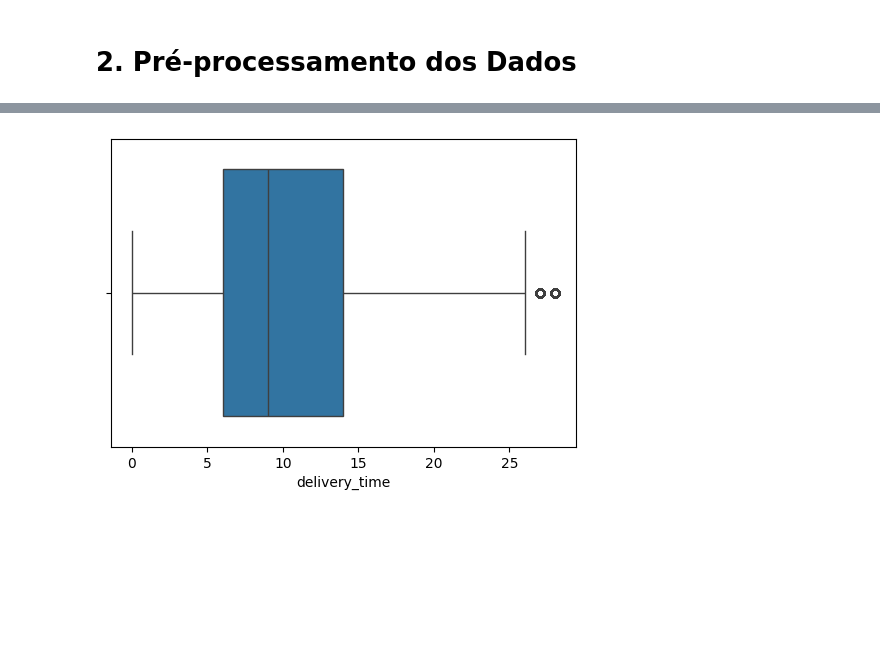
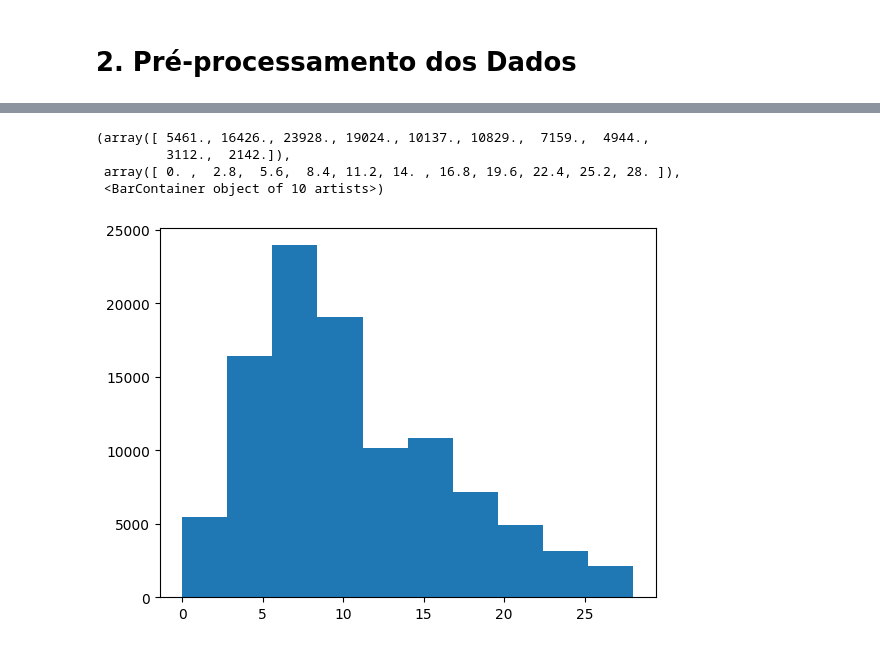
Before and after one commit to henriquefac/ciencia_de_dados_av1, a Jupyter notebook: av2/notebook/pre_data_processing.ipynb, the cells around one changed output, grey strips where cells are left out. Saved outputs shown, nothing was run; the diff lists cells and outputs as text; code cells hidden in the pictures; blank space fills up the shorter version.

```diff
--- a/av2/notebook/pre_data_processing.ipynb
+++ b/av2/notebook/pre_data_processing.ipynb
@@ -30,0 +80,20 @@ df = pd.merge(df, geo, left_on='customer_zip_code_prefix', right_on='geolocation
+# %%
+def calculate_distance_km(row):
+    try:
+        if all(pd.notnull(row[col]) for col in ['customer_lat', 'customer_lng', 'seller_lat', 'seller_lng']):
+            if (-90 <= row['customer_lat'] <= 90 and -180 <= row['customer_lng'] <= 180 and
+                -90 <= row['seller_lat'] <= 90 and -180 <= row['seller_lng'] <= 180):
+                customer_coords = (row['customer_lat'], row['customer_lng'])
+                seller_coords = (row['seller_lat'], row['seller_lng'])
+                return geodesic(customer_coords, seller_coords).km
+    except Exception:
+        pass
+    return np.nan
+
+df['distancia_vendedor_cliente_km'] = df.apply(calculate_distance_km, axis=1)
+
+if df['distancia_vendedor_cliente_km'].isnull().any():
+    print(f"Imputando nulos em 'distancia_vendedor_cliente_km' ({df['distancia_vendedor_cliente_km'].isnull().sum()} nulos) com a mediana.")
+    df['distancia_vendedor_cliente_km'] = num_imputer_median.fit_transform(df[['distancia_vendedor_cliente_km']]).ravel()
+
+print("Cálculo de distância concluído.")
@@ -30,0 +102,3 @@ df = pd.merge(df, geo, left_on='customer_zip_code_prefix', right_on='geolocation
+# %%
+df['flag_mesmo_estado'] = np.where(df['customer_state'] == df['seller_state'], 1, 0)
+df['flag_mesma_cidade'] = np.where(df['customer_city'] == df['seller_city'], 1, 0)
@@ -61,14 +153,9 @@ dtype: int64
 # %%
 df = df[df.order_status == 'delivered'].dropna()
 
-# formatando as colunas que tem string
 df['order_purchase_timestamp'] = pd.to_datetime(df['order_purchase_timestamp'])
-df['order_delivered_customer_date'] = pd.to_datetime(df['order_delivered_customer_date'], errors='coerce')
+df['order_delivered_customer_date'] = pd.to_datetime(df['order_delivered_customer_date'])
 
-# simpleImputer para preencher os valores ausentes com a mediana, pq mds do ceu...
-imputer = SimpleImputer(strategy='median')
-df['order_delivered_customer_date'] = imputer.fit_transform(df[['order_delivered_customer_date']])
+df['delivery_time'] = (df['order_delivered_customer_date'] - df['order_purchase_timestamp']).dt.days
 
-# garantir o datetime para manipular os dados
-df['order_delivered_customer_date'] = pd.to_datetime(df['order_delivered_customer_date'])
-df['delivery_time'] = (df['order_delivered_customer_date'] - df['order_purchase_timestamp']).dt.days
+df.head()
@@ -85,4 +170,3 @@ df.head()
 # %%
-df.drop(df[df.delivery_time < 0].index, inplace=True)
 plt.hist(df['delivery_time'])
 # %% [output]
@@ -100,15 +184,18 @@ sns.boxplot(df['delivery_time'])
 # %%
 q1 = df['delivery_time'].quantile(0.25)
 q3 = df['delivery_time'].quantile(0.75)
 iqr = q3 - q1
 
 lower_bound = q1 - 1.5 * iqr
 upper_bound = q3 + 1.5 * iqr
 
 df = df[(df['delivery_time'] >= lower_bound) & (df['delivery_time'] <= upper_bound)]
 
-plt.figure(figsize=(6, 4))
-sns.boxplot(x=df['delivery_time'])
-plt.show()
+# pós tratamento
+plt.hist(df['delivery_time'])
 # %% [output]
+(array([ 5461., 16426., 23928., 19024., 10137., 10829.,  7159.,  4944.,
+         3112.,  2142.]),
+ array([ 0. ,  2.8,  5.6,  8.4, 11.2, 14. , 16.8, 19.6, 22.4, 25.2, 28. ]),
+ <BarContainer object of 10 artists>)
-[figure, old version]
+[figure, new version]
```
Also changed, not shown: parts of 15 cells of this notebook, 25 other files.
